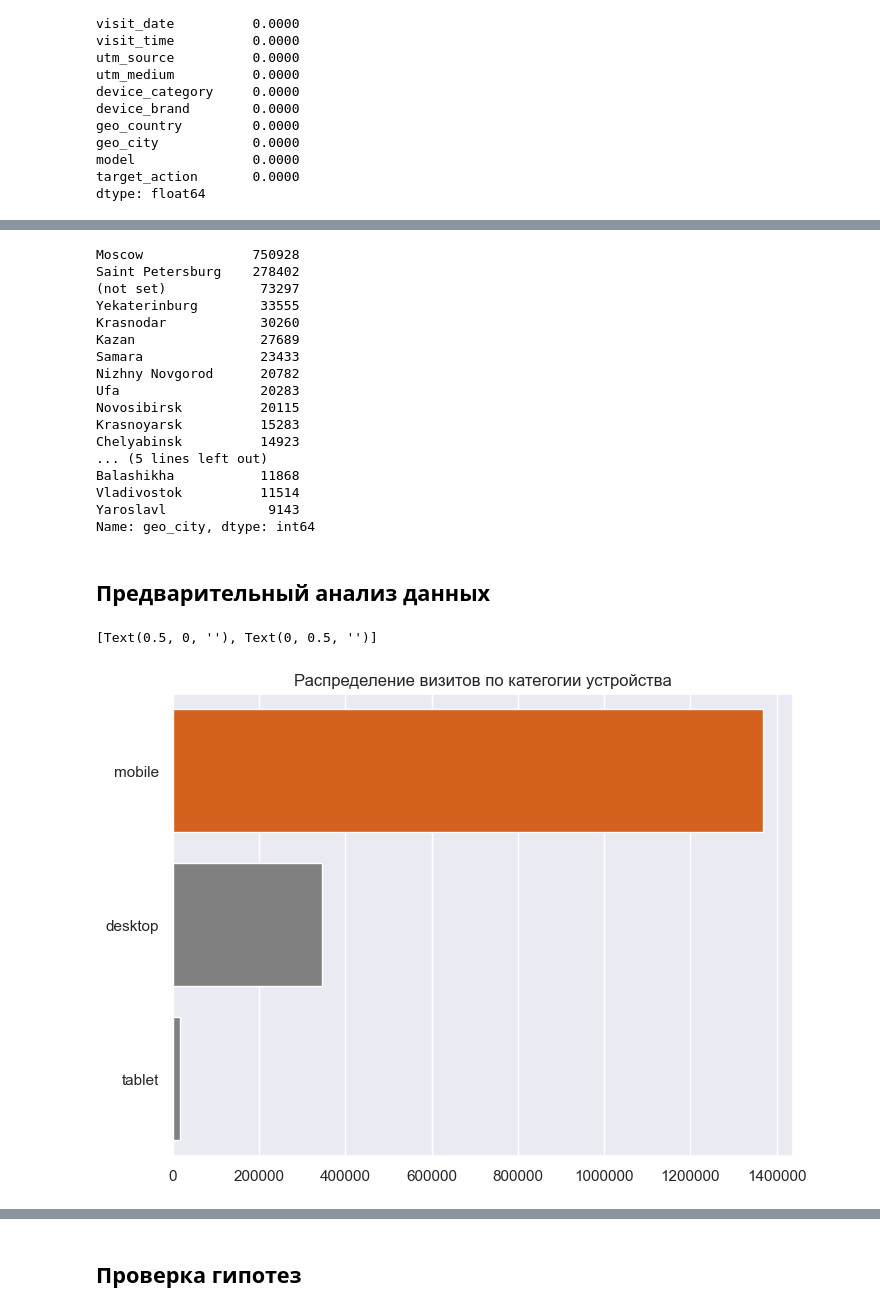
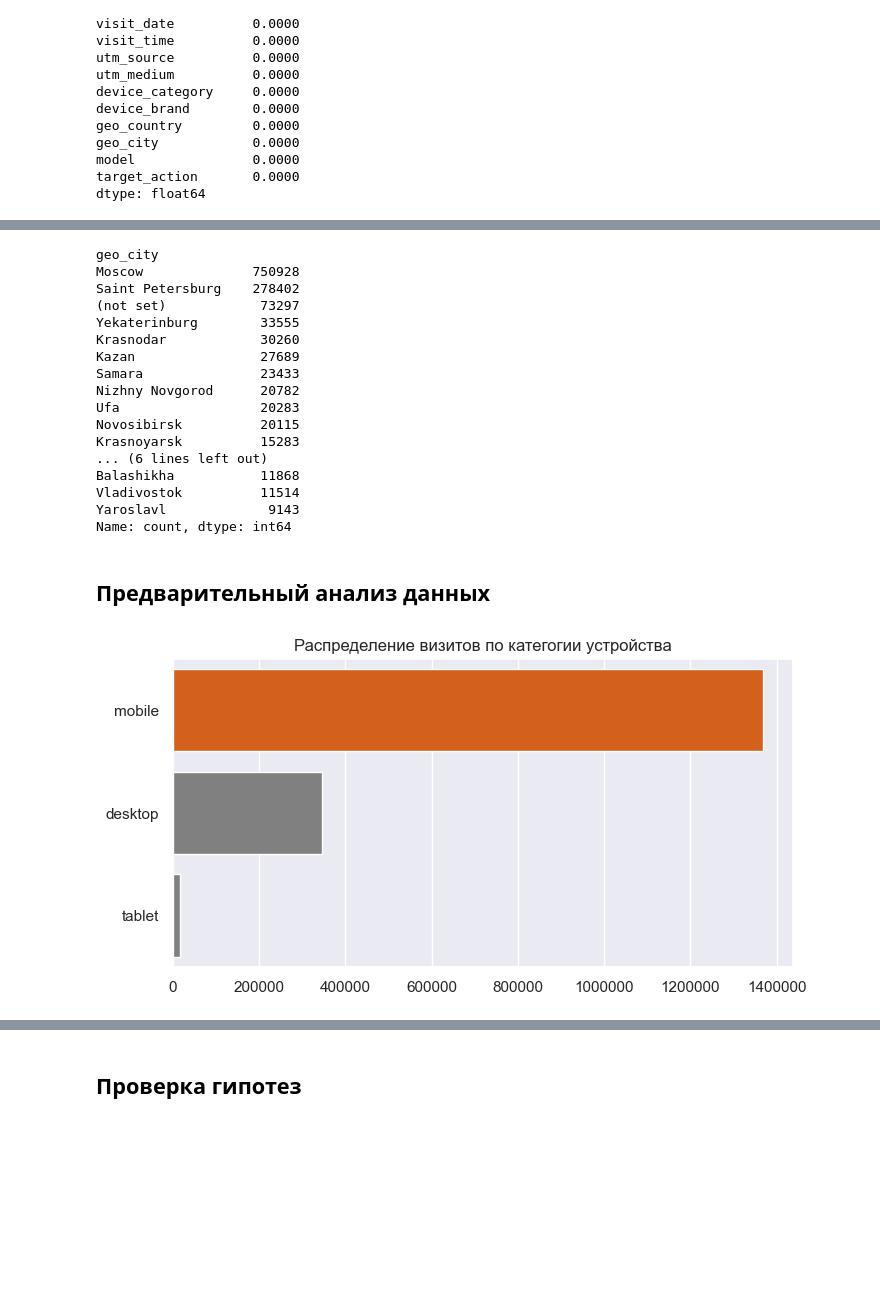
Before and after one commit to Dimayo/data_analyst_portfolio, a Jupyter notebook: car_subscription/subscription_data.ipynb, the cells around one changed output, grey strips where cells are left out. Saved outputs shown, nothing was run; the diff lists cells and outputs as text; code cells hidden in the pictures; blank space fills up the shorter version.

```diff
--- a/car_subscription/subscription_data.ipynb
+++ b/car_subscription/subscription_data.ipynb
@@ -14,7 +14,7 @@ from matplotlib.ticker import FormatStrFormatter
 from scipy import stats
 # %%
-with open('data/ga_hits.pkl', 'rb') as file:
-      df_hits = pickle.load(file)
+warnings.filterwarnings('ignore')
+df_hits = pd.read_pickle('data/ga_hits.pkl')
 # %%
 df_hits.head()
 # %% [output]
@@ -50,8 +50,7 @@ Data columns (total 11 columns):
 dtypes: float64(1), int64(1), object(9)
 memory usage: 1.3+ GB
 # %%
-with open('data/ga_sessions.pkl', 'rb') as file:
-      df_sessions = pickle.load(file,encoding='ASCII')
+df_sessions = pd.read_pickle('data/ga_sessions.pkl')
 # %%
 df_sessions.head()
 # %% [output]
@@ -290,6 +291,7 @@ Name: device_brand, dtype: int64
 # %%
 df.geo_city.value_counts().nlargest(20)
 # %% [output]
+geo_city
 Moscow              750928
 Saint Petersburg    278402
 (not set)            73297
@@ -301,31 +303,32 @@ Nizhny Novgorod      20782
 Ufa                  20283
 Novosibirsk          20115
 Krasnoyarsk          15283
-Chelyabinsk          14923
-... (5 lines left out)
+... (6 lines left out)
 Balashikha           11868
 Vladivostok          11514
 Yaroslavl             9143
-Name: geo_city, dtype: int64
+Name: count, dtype: int64
 # %% [markdown]
 ## Предварительный анализ данных
 # %%
 #Распределение визитов по категории устройства
 
 df_bar = df['device_category'].value_counts()
 df_bar = df_bar.reset_index()
-df_bar.rename(columns = {'index': 'device_category', 'device_category': 'visits'}, inplace = True)
+df_bar.rename(columns = {'count': 'visits'}, inplace = True)
 
-sns.set()
-fig,ax = plt.subplots(figsize=(8,6))
+plt.rcParams['figure.figsize'] = [8, 4]
+sns.set_theme()
+
+fig,ax = plt.subplots()
 cols = ['grey' if (x < max(df_bar.visits)) else '#f25700' for x in df_bar.visits]
 sns.barplot(y = df_bar['device_category'], x = df_bar['visits'], palette=cols)
 ax.xaxis.set_major_formatter(FormatStrFormatter('%.0f'))
 ax.set_title('Распределение визитов по категогии устройства')
 ax.set(xlabel=None, ylabel=None)
+plt.show()
 # %% [output]
-[Text(0.5, 0, ''), Text(0, 0.5, '')]
-[figure, old version]
+[figure, new version]
 # %%
 #Распределение визитов по типу привлечения
 
```
Also changed, not shown: parts of 34 cells of this notebook, 20 other files.
